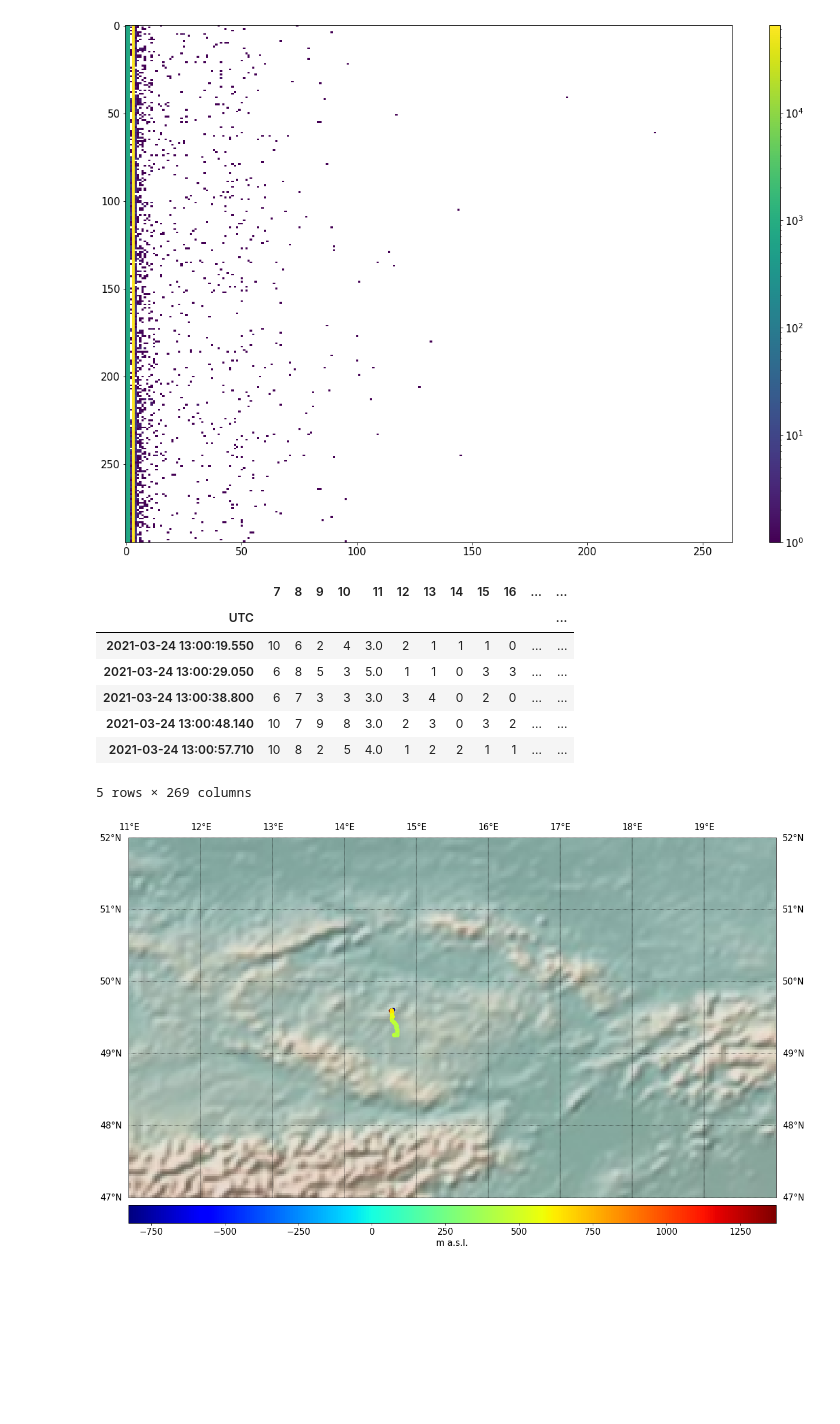
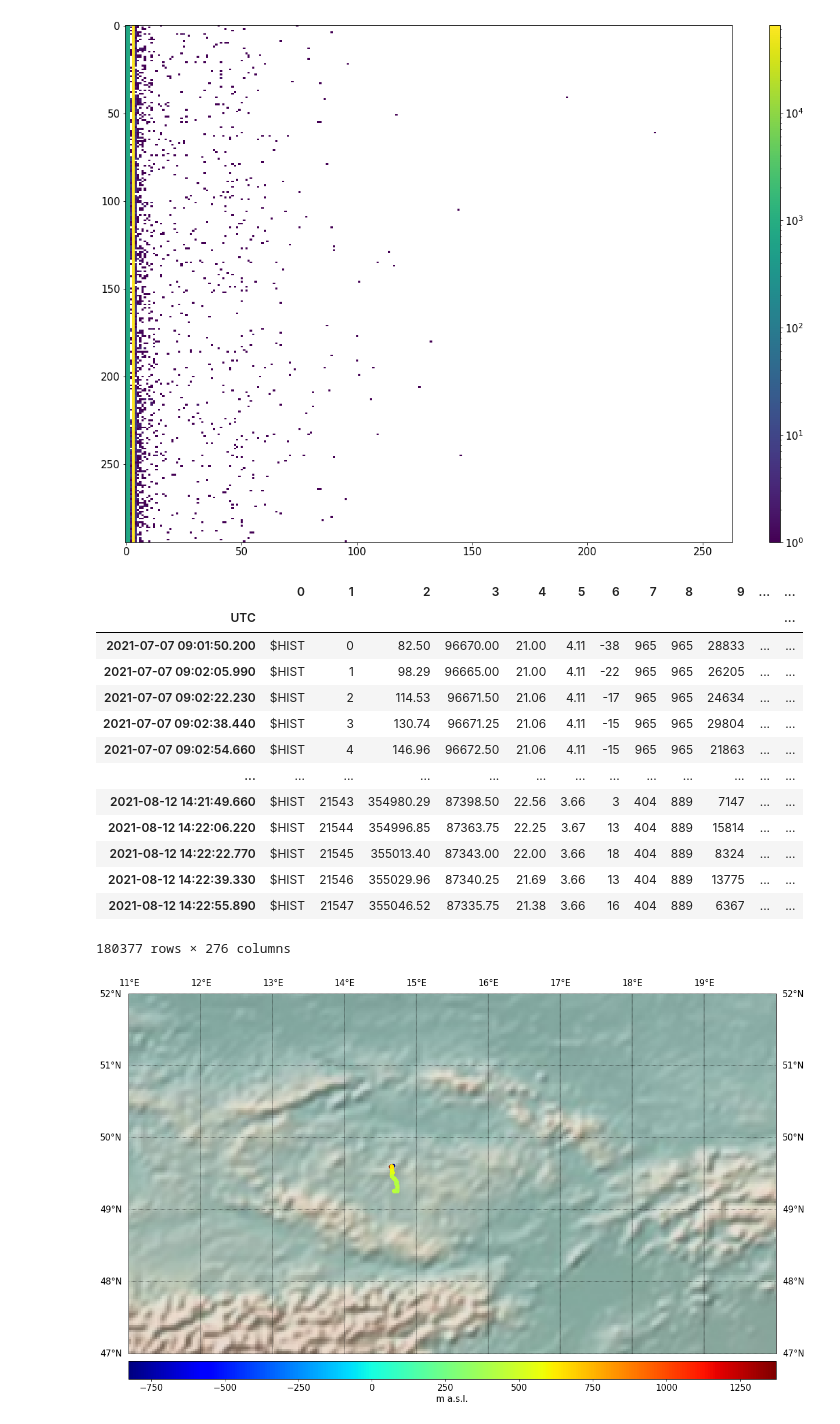
Before and after one commit to ODZ-UJF-AV-CR/auto1, a Jupyter notebook: notebooks/GEODOS.ipynb, the cells around one changed output. Drawn from its saved outputs; the diff is of its cells as text; code cells hidden in the pictures; blank space fills up the shorter version.

```diff
--- a/notebooks/GEODOS.ipynb
+++ b/notebooks/GEODOS.ipynb
@@ -105,11 +111,16 @@ df
 #df.drop(df.loc[(df[0]=='$GNRMC') & (df[2]=='V')].index, inplace=True)
 df['latf'] = pd.to_numeric(df.loc[df[0]=='$GNRMC',3])
 df['lonf'] = pd.to_numeric(df.loc[df[0]=='$GNRMC',5])
-df['on_miliseconds'] = pd.to_numeric(df.loc[df[0]=='$TIME',1]) * 1000
 df['miliseconds'] = pd.to_numeric(df.loc[df[0]=='$HIST',2]) * 1000
 df['gps_time'] = df.loc[df[0]=='$GNRMC',1]
 df['gps_date'] = df.loc[df[0]=='$GNRMC',9]
-df['alt'] = df.loc[df[0]=='$GPGGA',9]
+# is valid GPS time?
+df.loc[(df[0]=='$GPGSV'),'valid_gps_time'] = False
+df.loc[(df[0]=='$GNRMC'),'valid_gps_time'] = True
+df['valid_gps_time'] = df['valid_gps_time'].fillna(method='ffill')
+df['on_miliseconds'] = pd.to_numeric(df.loc[(df[0]=='$TIME') & (df['valid_gps_time']==True),1]) * 1000
+
+df['alt'] = df.loc[df[0]=='$GNGGA',9]
 df.loc[(df[0]=='$GNRMC') & (df[6]=='E'),'lon_hem']=1
 df.loc[(df[0]=='$GNRMC') & (df[6]=='W'),'lon_hem']=-1
 df.loc[(df[0]=='$GNRMC') & (df[4]=='N'),'lat_hem']=1
@@ -125,8 +136,9 @@ df.drop('gps_time', axis=1, inplace=True)
 df.drop('gps_date', axis=1, inplace=True)
 df['meas'] = df.loc[df[0]=='$HIST',1]
 df = df.fillna(method='ffill')
-df.drop(df[df[0]=='$GPGGA'].index, inplace=True)
+df.drop(df[df[0]=='$GNGGA'].index, inplace=True)
 df.drop(df[df[0]=='$GNRMC'].index, inplace=True)
+df.drop(df[df[0]=='$GPGSV'].index, inplace=True)
 df.drop(df[df[0]=='$AIRDOS'].index, inplace=True)
 df.drop(df[df[0]=='$TIME'].index, inplace=True)
 df['UTC'] = df['date'] + pd.to_timedelta(df['miliseconds'], unit='ms') - pd.to_timedelta(df['on_miliseconds'], unit='ms')
@@ -160,7 +172,7 @@ hist['lat'] = df['lat'].apply(pd.to_numeric,errors='coerce')
 hist['lon'] = df['lon'].apply(pd.to_numeric,errors='coerce')
 hist['meas'] = df['meas'].apply(pd.to_numeric,errors='coerce')
 hist['UTC'] = df['UTC']
-hist.iloc[:,12:269] = 0
+hist.iloc[:,18:269] = 0
 hist.set_index('meas', inplace=True)
 hits = df.loc[df[0]=='$HITS'].copy()
 hits.iloc[:,1:] = hits.iloc[:,1:].apply(pd.to_numeric)
@@ -271,0 +323,22 @@ plt.legend()
+# %%
+NOISE_LEVEL = 7
+LAST_CHANNEL = 270
+WINDOW = 10
+
+plt.figure(figsize=(15,5))
+plt.tight_layout()
+matplotlib.rcParams.update({'font.size': 15})
+
+
+xx = hist
+xx.set_index('UTC', inplace = True, drop=False)
+#xx = xx.loc['2019-11-27 00:00:00':'2019-11-29 01:30:00']
+#xx = xx.loc['2020-12-04 11:55:00':'2020-12-04 12:20:00']
+
+#plt.ylim([0,14000])
+plt.plot(xx.index, xx[2], c='red', label='temperature', marker='.', ms=3, linewidth='1', linestyle='none', drawstyle='steps-mid')
+plt.ylabel('temperature [C]', color='red')
+
+plt.grid(b=True, which='major', color='grey', linestyle='-')
+plt.grid(b=True, which='minor', color='grey', linestyle='-')
+plt.legend()
@@ -280,16 +356,23 @@ None
 [figure]
 # %%
 
-hist['2021-03-24 13:00:00':'2021-03-24 13:01:00'].iloc[:,7:]
+hist['2021-7-7 00:00:00':].iloc[:,7:]
+xx
 # %% [output]
-|  | 7 | 8 | 9 | 10 | 11 | 12 | 13 | 14 | 15 | 16 | ... | ... |
+|  | 0 | 1 | 2 | 3 | 4 | 5 | 6 | 7 | 8 | 9 | ... | ... |
 | UTC |  |  |  |  |  |  |  |  |  |  |  | ... |
-| 2021-03-24 13:00:19.550 | 10 | 6 | 2 | 4 | 3.0 | 2 | 1 | 1 | 1 | 0 | ... | ... |
-| 2021-03-24 13:00:29.050 | 6 | 8 | 5 | 3 | 5.0 | 1 | 1 | 0 | 3 | 3 | ... | ... |
-| 2021-03-24 13:00:38.800 | 6 | 7 | 3 | 3 | 3.0 | 3 | 4 | 0 | 2 | 0 | ... | ... |
-| 2021-03-24 13:00:48.140 | 10 | 7 | 9 | 8 | 3.0 | 2 | 3 | 0 | 3 | 2 | ... | ... |
-| 2021-03-24 13:00:57.710 | 10 | 8 | 2 | 5 | 4.0 | 1 | 2 | 2 | 1 | 1 | ... | ... |
+| 2021-07-07 09:01:50.200 | $HIST | 0 | 82.50 | 96670.00 | 21.00 | 4.11 | -38 | 965 | 965 | 28833 | ... | ... |
+| 2021-07-07 09:02:05.990 | $HIST | 1 | 98.29 | 96665.00 | 21.00 | 4.11 | -22 | 965 | 965 | 26205 | ... | ... |
+| 2021-07-07 09:02:22.230 | $HIST | 2 | 114.53 | 96671.50 | 21.06 | 4.11 | -17 | 965 | 965 | 24634 | ... | ... |
+| 2021-07-07 09:02:38.440 | $HIST | 3 | 130.74 | 96671.25 | 21.06 | 4.11 | -15 | 965 | 965 | 29804 | ... | ... |
+| 2021-07-07 09:02:54.660 | $HIST | 4 | 146.96 | 96672.50 | 21.06 | 4.11 | -15 | 965 | 965 | 21863 | ... | ... |
+| ... | ... | ... | ... | ... | ... | ... | ... | ... | ... | ... | ... | ... |
+| 2021-08-12 14:21:49.660 | $HIST | 21543 | 354980.29 | 87398.50 | 22.56 | 3.66 | 3 | 404 | 889 | 7147 | ... | ... |
+| 2021-08-12 14:22:06.220 | $HIST | 21544 | 354996.85 | 87363.75 | 22.25 | 3.67 | 13 | 404 | 889 | 15814 | ... | ... |
+| 2021-08-12 14:22:22.770 | $HIST | 21545 | 355013.40 | 87343.00 | 22.00 | 3.66 | 18 | 404 | 889 | 8324 | ... | ... |
+| 2021-08-12 14:22:39.330 | $HIST | 21546 | 355029.96 | 87340.25 | 21.69 | 3.66 | 13 | 404 | 889 | 13775 | ... | ... |
+| 2021-08-12 14:22:55.890 | $HIST | 21547 | 355046.52 | 87335.75 | 21.38 | 3.66 | 16 | 404 | 889 | 6367 | ... | ... |
-5 rows × 269 columns
+180377 rows × 276 columns
 # %%
 import time, calendar, datetime, numpy
 from mpl_toolkits.basemap import Basemap
```
Also changed, not shown: parts of 17 cells of this notebook.
